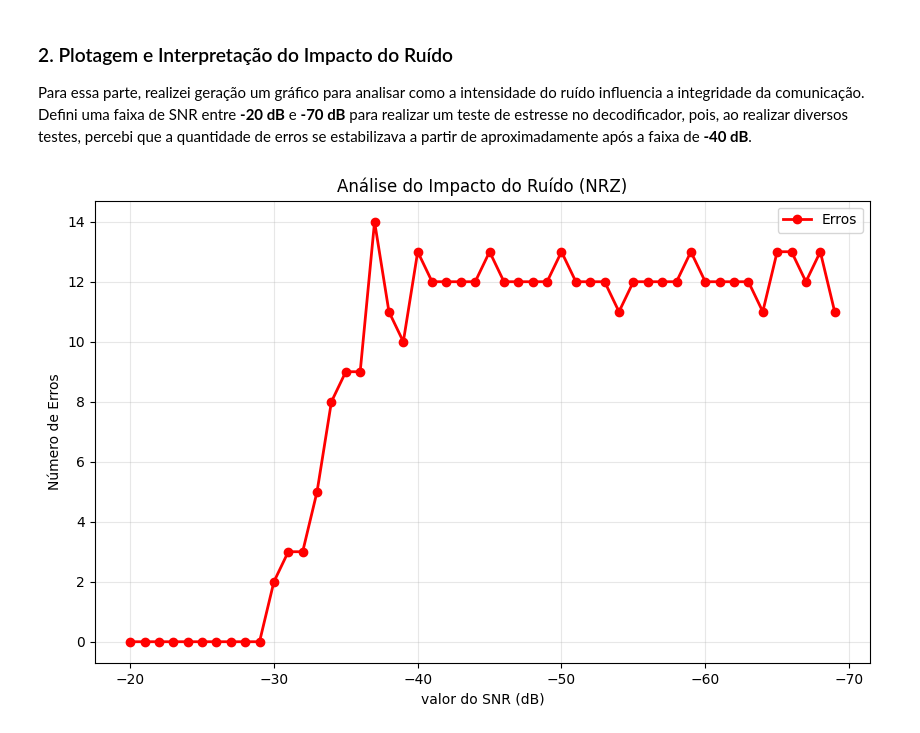
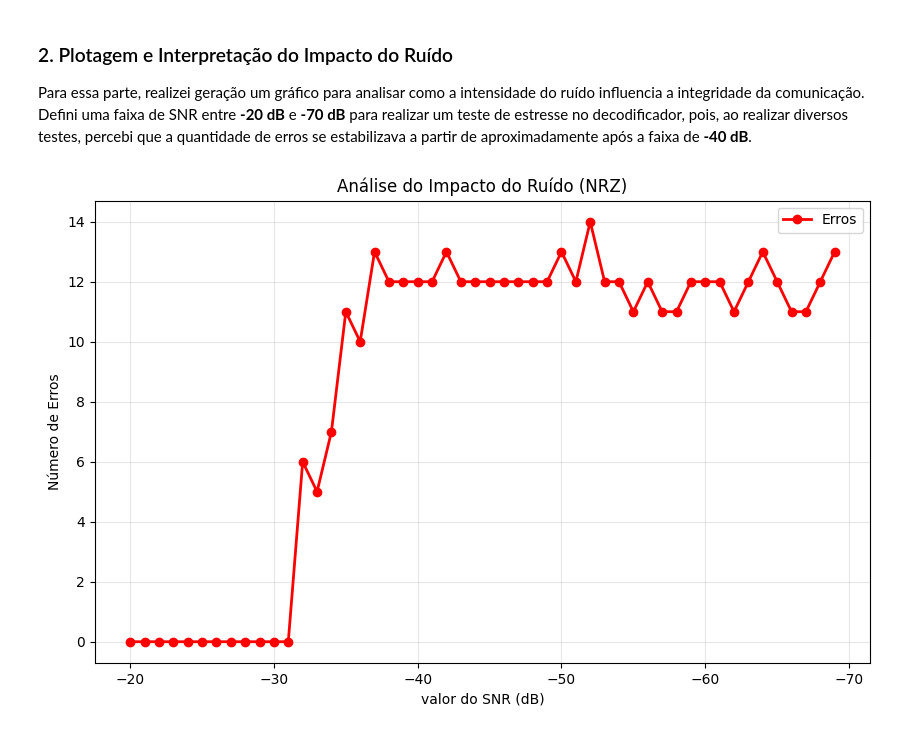
Before and after one commit to Antonio-BNeto/computer-network-ufcg, a Jupyter notebook: laboratories/lab1/modulacao/lab_notebook.ipynb, the cells around one changed output. Cells and saved outputs as stored; diff of their text form; code cells hidden in the pictures.

```diff
--- a/laboratories/lab1/modulacao/lab_notebook.ipynb
+++ b/laboratories/lab1/modulacao/lab_notebook.ipynb
@@ -600,7 +600,7 @@ A baixo veja a mensagem original.
 # %%
 original_bits = "00111000"
 # %%
-snr=-31
+snr=-3
 
 clean_signal = encode_nrz(original_bits)
 
@@ -735,32 +735,33 @@ plot_signal(audio_analized, 'Formato do áudio original', 23)
 
 Para essa parte, realizei geração um gráfico para analisar como a intensidade do ruído influencia a integridade da comunicação. Defini uma faixa de SNR entre **-20 dB** e **-70 dB** para realizar um teste de estresse no decodificador, pois, ao realizar diversos testes, percebi que a quantidade de erros se estabilizava a partir de aproximadamente após a faixa de **-40 dB**.
 # %%
+original_bits_data = "11110010000010111100001"
 snr_values = range(-20, -70, -1)
 recorded_errors = []
 
 for snr in snr_values:
-    clean_signal = encode_nrz(original_bits)
+    clean_signal = encode_nrz(original_bits_data)
     noisy_signal = adicionar_ruido(clean_signal, snr)
-    decoded = decode_nrz(noisy_signal, len(original_bits))
+    decoded = decode_nrz(noisy_signal, len(original_bits_data))
 
     qtd_erros = 0
-    for i in range(len(original_bits)):
-        if original_bits[i] != decoded[i]:
+    for i in range(len(original_bits_data)):
+        if original_bits_data[i] != decoded[i]:
             qtd_erros += 1
 
     recorded_errors.append(qtd_erros)
 
 plt.figure(figsize=(10, 6))
 plt.plot(snr_values, recorded_errors, marker='o', color='red', linestyle='-', linewidth=2)
 
 plt.title(f"Análise do Impacto do Ruído (NRZ)")
 plt.xlabel("valor do SNR (dB)")
 plt.ylabel("Número de Erros")
 plt.legend(["Erros"])
 plt.grid(True, alpha=0.3)
 
 plt.gca().invert_xaxis()
 
 plt.show()
 # %% [output]
-[figure, old version]
+[figure, new version]
```
Also changed, not shown: parts of 1 cell of this notebook.
